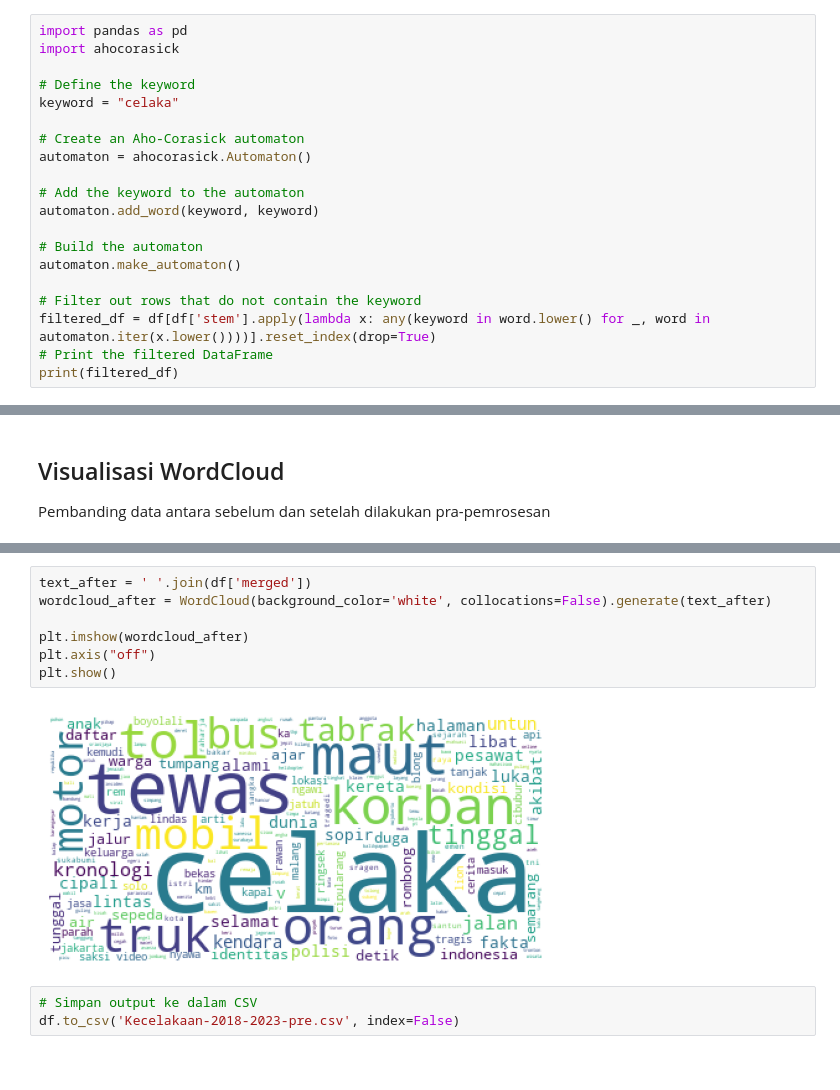
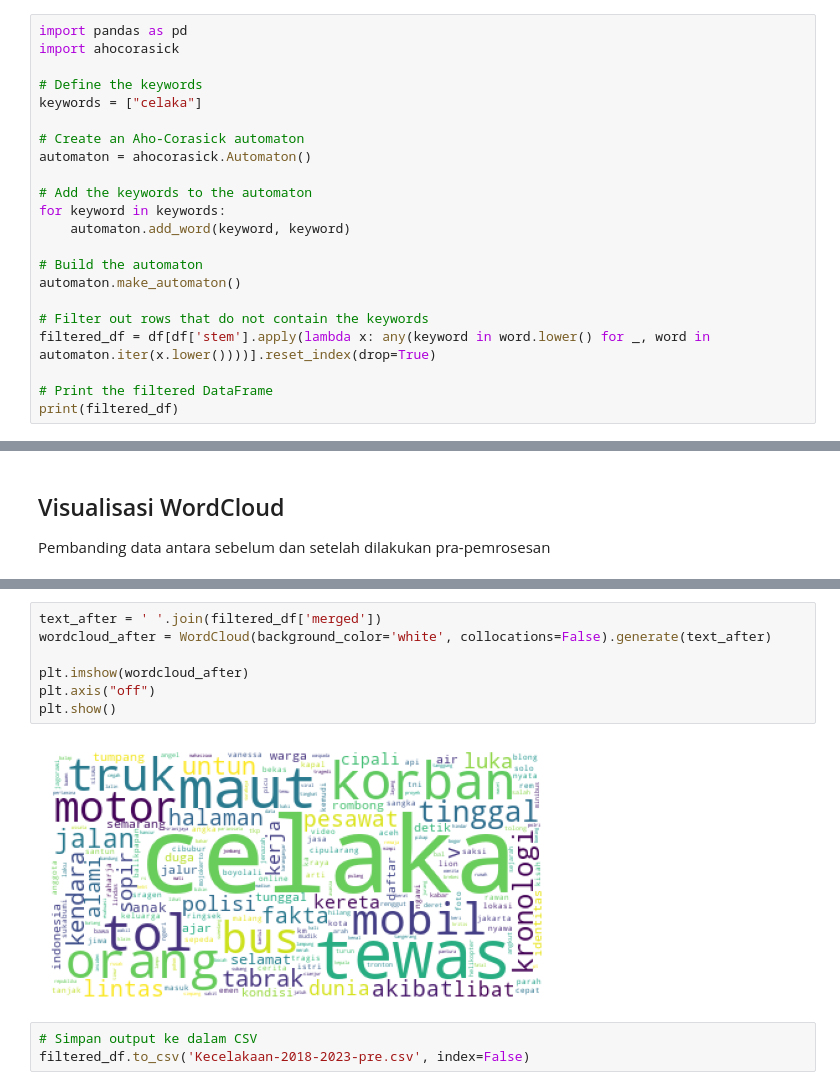
Before and after one commit to ghifarit53/text-mining, a Jupyter notebook: preprocessing/Preprocessing_Kecelakaan.ipynb, the cells around one changed output, grey strips where cells are left out. Saved outputs shown, nothing was run; the diff lists cells and outputs as text.

Commit message:
More Filter

```diff
--- a/preprocessing/Preprocessing_Kecelakaan.ipynb
+++ b/preprocessing/Preprocessing_Kecelakaan.ipynb
@@ -162,20 +200,22 @@ pip install pyahocorasick
 import pandas as pd
 import ahocorasick
 
-# Define the keyword
-keyword = "celaka"
+# Define the keywords
+keywords = ["celaka"]
 
 # Create an Aho-Corasick automaton
 automaton = ahocorasick.Automaton()
 
-# Add the keyword to the automaton
-automaton.add_word(keyword, keyword)
+# Add the keywords to the automaton
+for keyword in keywords:
+    automaton.add_word(keyword, keyword)
 
 # Build the automaton
 automaton.make_automaton()
 
-# Filter out rows that do not contain the keyword
+# Filter out rows that do not contain the keywords
 filtered_df = df[df['stem'].apply(lambda x: any(keyword in word.lower() for _, word in automaton.iter(x.lower())))].reset_index(drop=True)
+
 # Print the filtered DataFrame
 print(filtered_df)
 # %% [output]
@@ -196,12 +252,12 @@ plt.show()
 # %%
-text_after = ' '.join(df['merged'])
+text_after = ' '.join(filtered_df['merged'])
 wordcloud_after = WordCloud(background_color='white', collocations=False).generate(text_after)
 
 plt.imshow(wordcloud_after)
 plt.axis("off")
 plt.show()
 # %% [output]
-[figure, old version]
+[figure, new version]
 # %%
 # Simpan output ke dalam CSV
-df.to_csv('Kecelakaan-2018-2023-pre.csv', index=False)
+filtered_df.to_csv('Kecelakaan-2018-2023-pre.csv', index=False)
```
Also changed, not shown: parts of 9 cells of this notebook, 1 other file.
